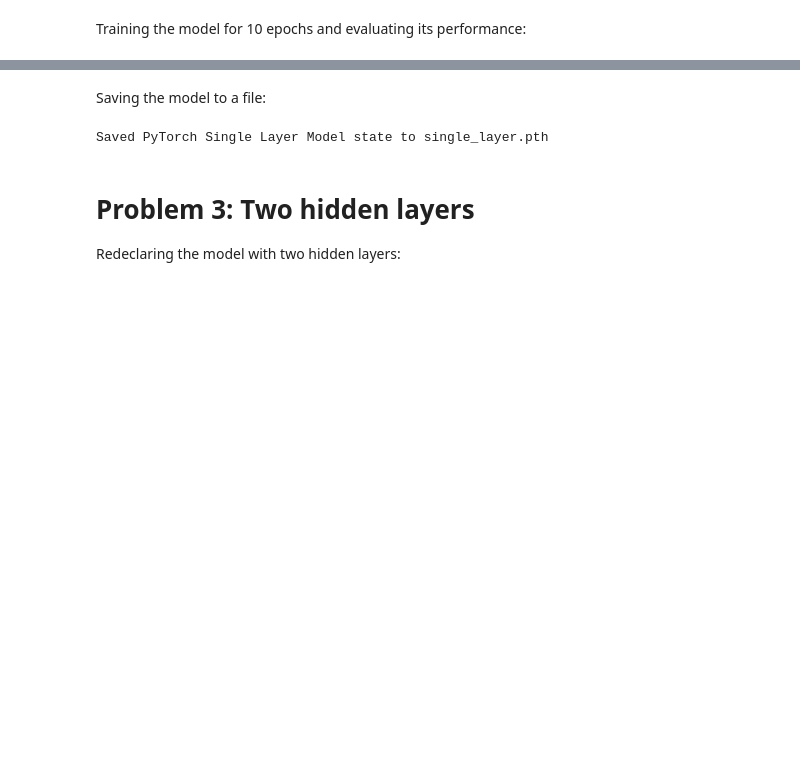
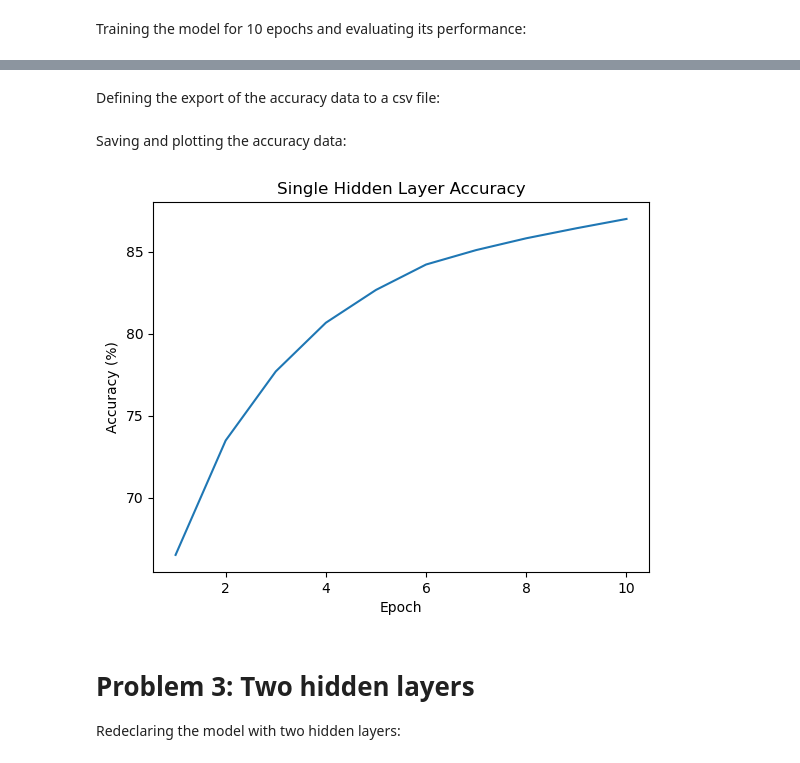
Before and after one commit to GiacomoGuidotto/DAT565, a Jupyter notebook: assignment-6/notebook-6.ipynb, the cells around one changed output, grey strips where cells are left out. Cells and saved outputs as stored; diff of their text form; code cells hidden in the pictures; blank space fills up the shorter version.

Commit message:
feat(assigment-6): accuracies plot

```diff
--- a/assignment-6/notebook-6.ipynb
+++ b/assignment-6/notebook-6.ipynb
@@ -106,10 +106,8 @@ optimizer = torch.optim.SGD(
 	model.parameters(), lr=lr
 )
 # %%
-def train(
-		dataloader, model, loss_fn, optimizer,
-		logging=True
-):
+def train(dataloader, model, loss_fn, optimizer,
+          logging=True):
 	size = len(dataloader.dataset)
 	model.train()
 	for batch, (X, y) in enumerate(dataloader):
@@ -130,7 +128,8 @@ def train(
 # %% [markdown]
 Defining the testing of the model performance against the `test_data`:
 # %%
-def test(dataloader, model, loss_fn):
+def test(dataloader, model, loss_fn,
+         logging=True):
 	size = len(dataloader.dataset)
 	num_batches = len(dataloader)
 	model.eval()
@@ -144,8 +143,11 @@ def test(dataloader, model, loss_fn):
 					pred.argmax(1) == y
 			).type(torch.float).sum().item()
 	test_loss /= num_batches
-	correct /= size
-	return correct, test_loss
+	accuracy = round(correct / size * 100, 4)
+	if logging:
+		print(f"\n accuracy: {accuracy:>0.1f}%")
+		print(f" test loss: {test_loss:>8f}\n")
+	return accuracy, test_loss
 # %% [markdown]
 Training the model for 10 epochs and evaluating its performance:
 # %%
@@ -204,15 +192,35 @@ plt.close(fig)
-# %% [markdown]
-Saving the model to a file:
-# %%
-torch.save(
-	model.state_dict(),
-	"models/single_layer.pth"
-)
-print(
-	"Saved PyTorch Single Layer Model state to single_layer.pth"
-)
-# %% [output]
-Saved PyTorch Single Layer Model state to single_layer.pth
+# %% [markdown]
+Defining the export of the accuracy data to a csv file:
+# %%
+import csv
+
+
+def save_accuracy_data(
+		filename, accuracy_list
+):
+	with open(filename, mode='w') as file:
+		writer = csv.writer(file)
+		writer.writerow(["epoch", "accuracy"])
+		for epoch, accuracy in enumerate(
+				accuracy_list):
+			writer.writerow([epoch + 1, accuracy])
+# %% [markdown]
+Saving and plotting the accuracy data:
+# %%
+import matplotlib.pyplot as plt
+
+save_accuracy_data(
+	"models/single_layer_accuracy.csv",
+	accuracy_list
+)
+plt.plot(epochs, accuracy_list)
+plt.xlabel("Epoch")
+plt.ylabel("Accuracy (%)")
+plt.title("Single Hidden Layer Accuracy")
+plt.savefig(
+	"figures/single_layer_accuracy.png")
+# %% [output]
+[figure, added]
 # %% [markdown]
 # Problem 3: Two hidden layers
 
```
Also changed, not shown: parts of 16 cells of this notebook, 12 other files.
